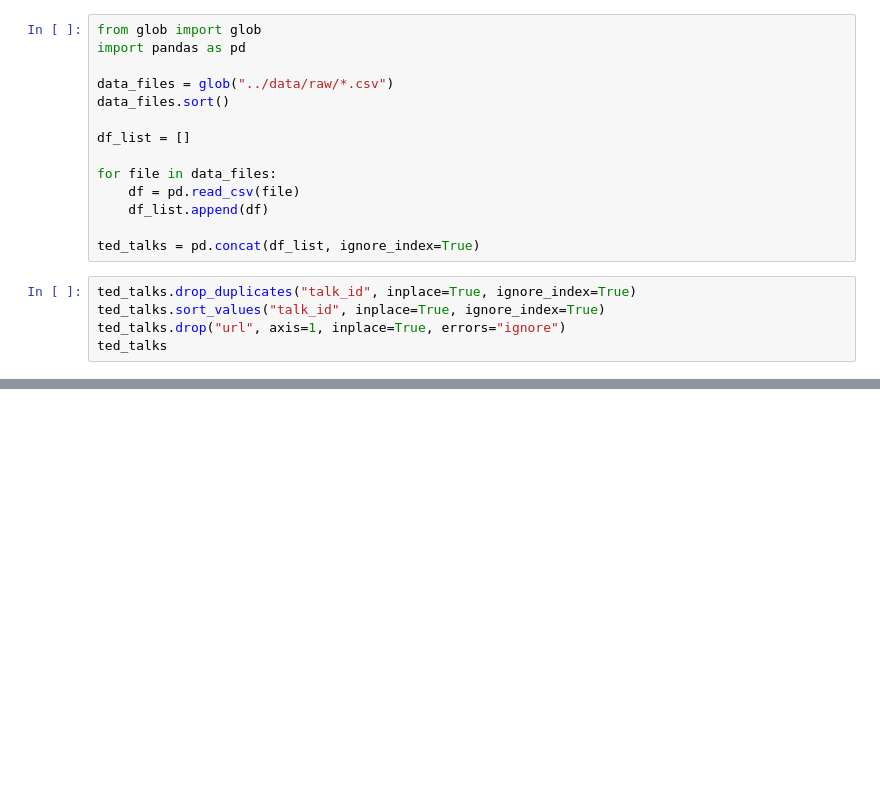
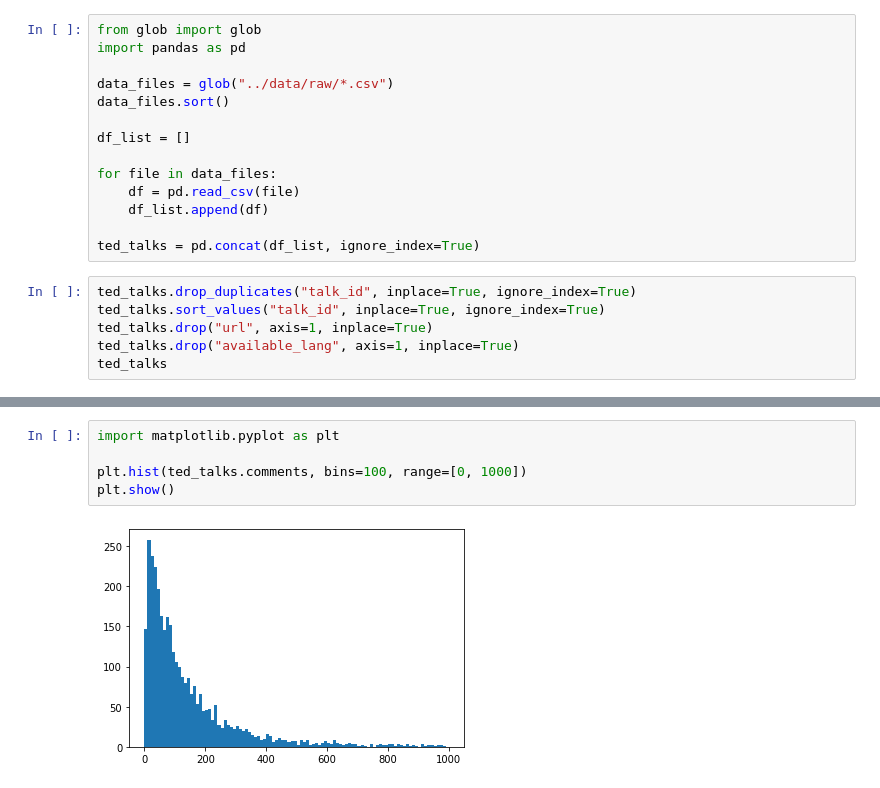
Before and after one commit to VictorTaillieu/TED-talks-analysis, a Jupyter notebook: notebooks/preprocessing.ipynb, the cells around one changed output, grey strips where cells are left out. Drawn from its saved outputs; the diff is of its cells as text; blank space fills up the shorter version.

```diff
--- a/notebooks/preprocessing.ipynb
+++ b/notebooks/preprocessing.ipynb
@@ -15,7 +15,8 @@ ted_talks = pd.concat(df_list, ignore_index=True)
 # %%
 ted_talks.drop_duplicates("talk_id", inplace=True, ignore_index=True)
 ted_talks.sort_values("talk_id", inplace=True, ignore_index=True)
-ted_talks.drop("url", axis=1, inplace=True, errors="ignore")
+ted_talks.drop("url", axis=1, inplace=True)
+ted_talks.drop("available_lang", axis=1, inplace=True)
 ted_talks
 # %% [output]
 |  | talk_id | title | speaker_1 | all_speakers | occupations | about_speakers | views | recorded_date | ... |
@@ -45,0 +254,7 @@ ted_talks.describe()
+# %%
+import matplotlib.pyplot as plt
+
+plt.hist(ted_talks.comments, bins=100, range=[0, 1000])
+plt.show()
+# %% [output]
+[figure, added]
```
Also changed, not shown: parts of 35 cells of this notebook, 1 other file.
